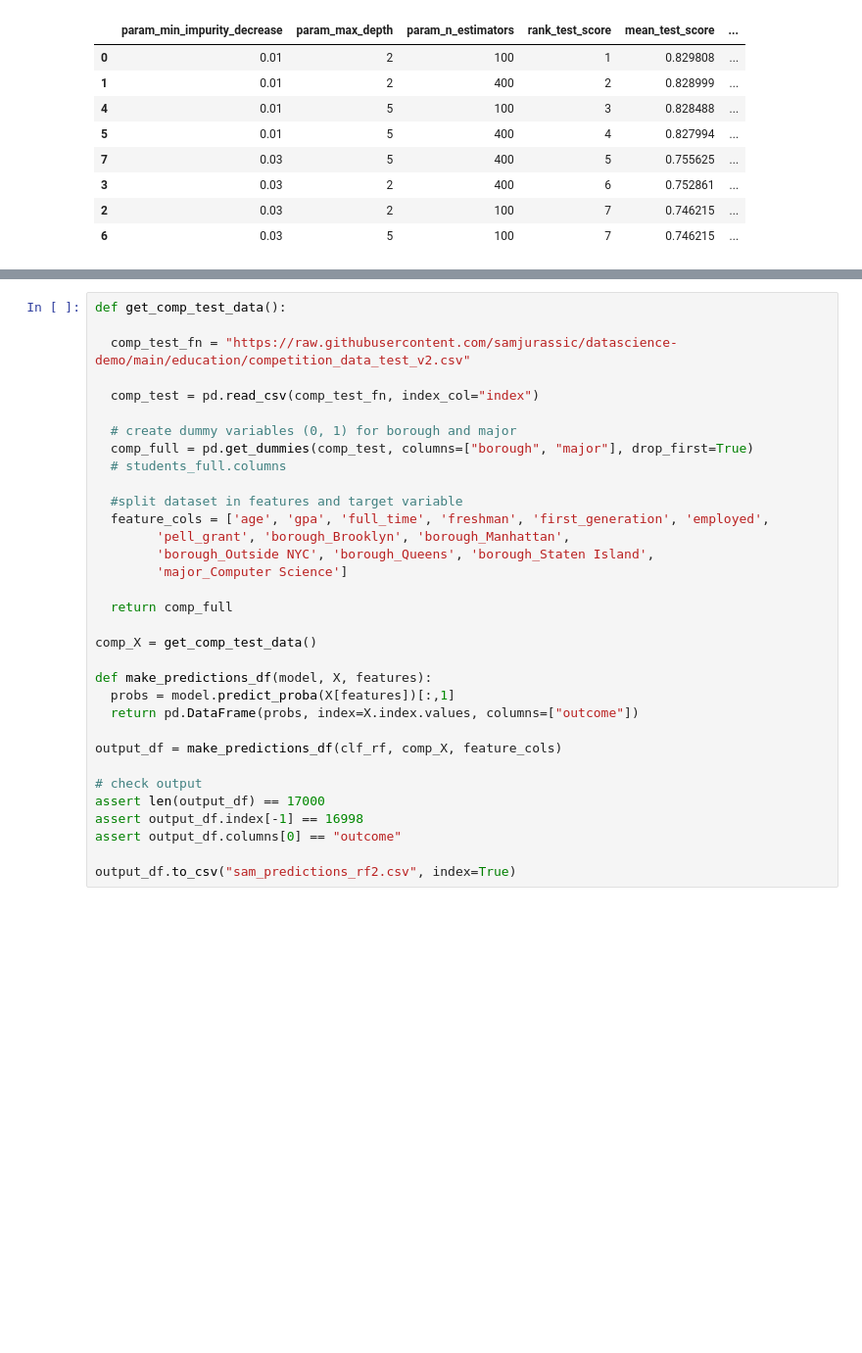
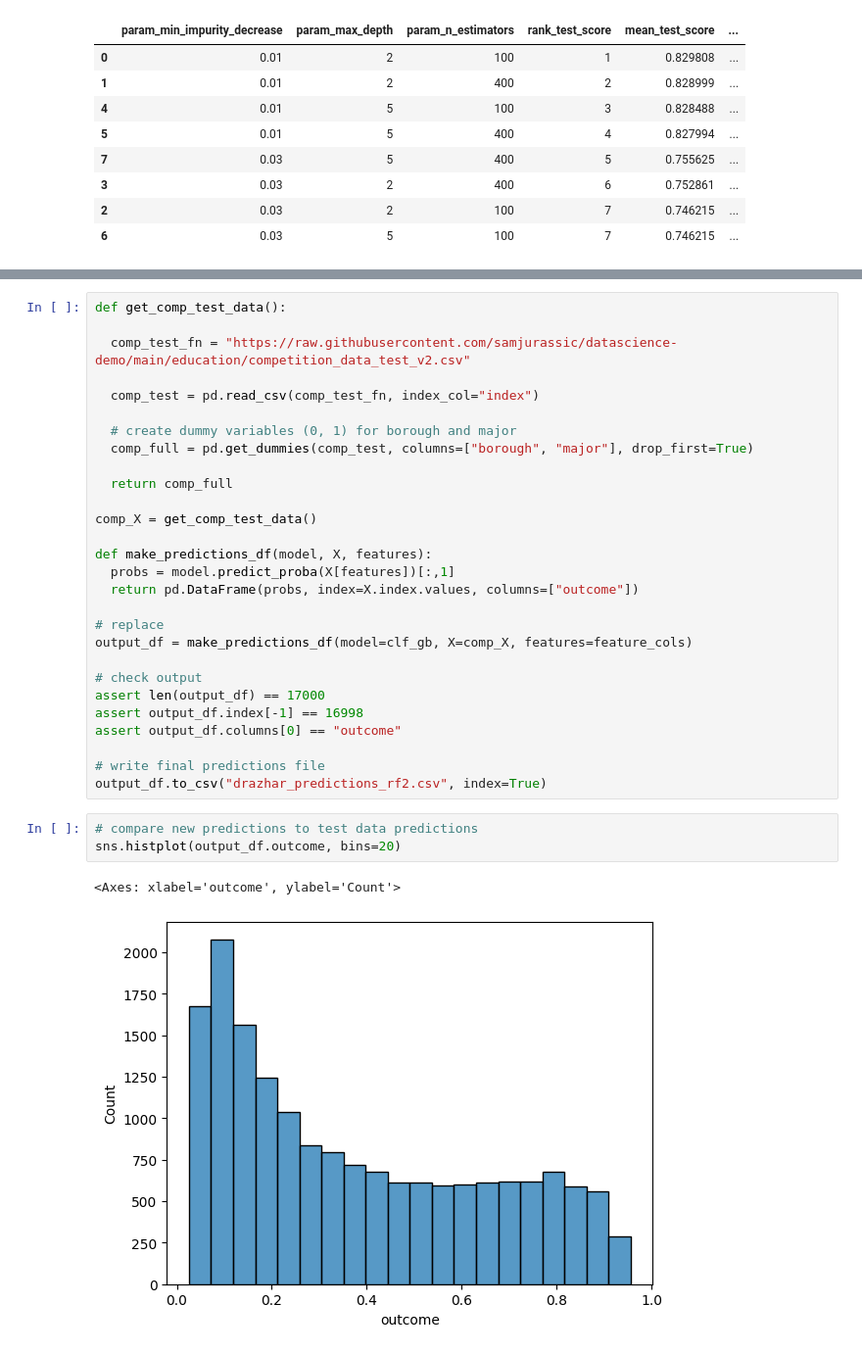
Before and after one commit to samjurassic/datascience-demo, a Jupyter notebook: education/ml_tree_incomplete.ipynb, the cells around one changed output, grey strips where cells are left out. Shown at 98% size. Drawn from its saved outputs; the diff is of its cells as text; blank space fills up the shorter version.

```diff
--- a/education/ml_tree_incomplete.ipynb
+++ b/education/ml_tree_incomplete.ipynb
@@ -371,13 +371,6 @@ def get_comp_test_data():
 
   # create dummy variables (0, 1) for borough and major
   comp_full = pd.get_dummies(comp_test, columns=["borough", "major"], drop_first=True)
-  # students_full.columns
-
-  #split dataset in features and target variable
-  feature_cols = ['age', 'gpa', 'full_time', 'freshman', 'first_generation', 'employed',
-        'pell_grant', 'borough_Brooklyn', 'borough_Manhattan',
-        'borough_Outside NYC', 'borough_Queens', 'borough_Staten Island',
-        'major_Computer Science']
 
   return comp_full
 
@@ -387,11 +380,19 @@ def make_predictions_df(model, X, features):
   probs = model.predict_proba(X[features])[:,1]
   return pd.DataFrame(probs, index=X.index.values, columns=["outcome"])
 
-output_df = make_predictions_df(clf_rf, comp_X, feature_cols)
+# replace
+output_df = make_predictions_df(model=clf_gb, X=comp_X, features=feature_cols)
 
 # check output
 assert len(output_df) == 17000
 assert output_df.index[-1] == 16998
 assert output_df.columns[0] == "outcome"
 
-output_df.to_csv("sam_predictions_rf2.csv", index=True)
+# write final predictions file
+output_df.to_csv("drazhar_predictions_rf2.csv", index=True)
+# %%
+# compare new predictions to test data predictions
+sns.histplot(output_df.outcome, bins=20)
+# %% [output]
+<Axes: xlabel='outcome', ylabel='Count'>
+[figure, added]
```
Also changed, not shown: parts of 11 cells of this notebook.
